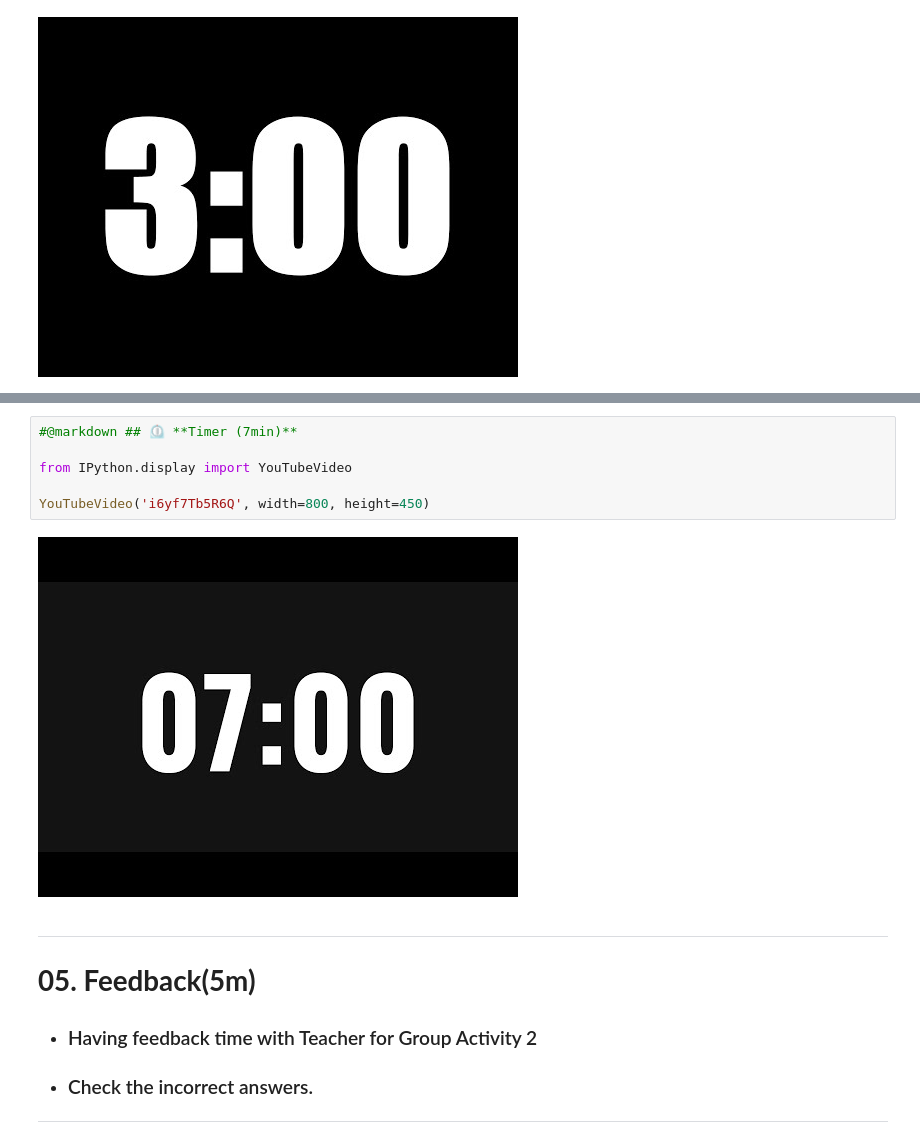
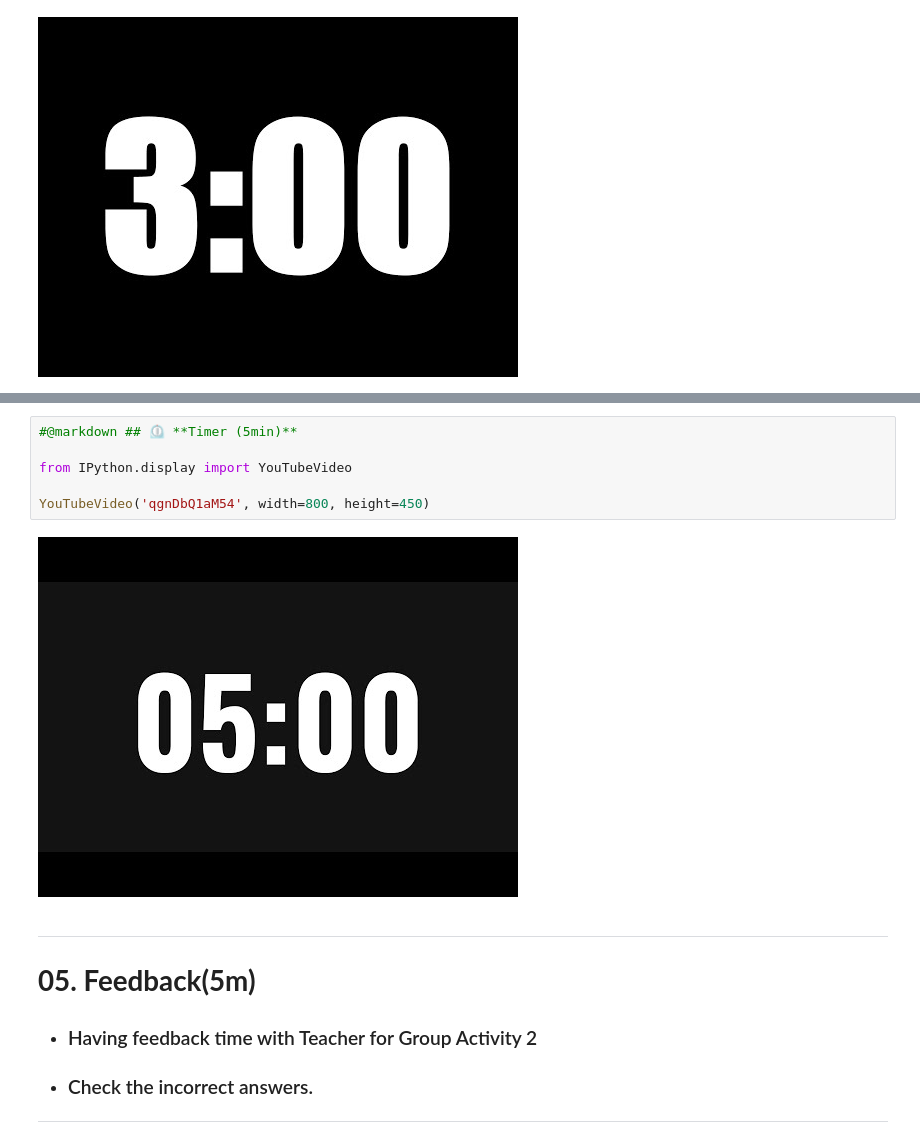
Before and after one commit to dhlee3146/G5_final_project, a Jupyter notebook: G5_Coding_Page.ipynb, the cells around one changed output, grey strips where cells are left out. Cells and saved outputs as stored; diff of their text form.

```diff
--- a/G5_Coding_Page.ipynb
+++ b/G5_Coding_Page.ipynb
@@ -315,13 +322,13 @@ Running on public URL: https://31e59832b987f4471f.gradio.live
 This share link expires in 72 hours. For free permanent hosting and GPU upgrades, run `gradio deploy` from Terminal to deploy to Spaces (https://huggingface.co/spaces)
 [interactive output not drawn]
 # %%
-#@markdown ## ⏲ **Timer (7min)**
+#@markdown ## ⏲ **Timer (5min)**
 
 from IPython.display import YouTubeVideo
 
-YouTubeVideo('i6yf7Tb5R6Q', width=800, height=450)
+YouTubeVideo('qgnDbQ1aM54', width=800, height=450)
 # %% [output]
-[figure, old version]
+[figure, new version]
 # %% [markdown]
 
 
```
Also changed, not shown: parts of 12 cells of this notebook.
